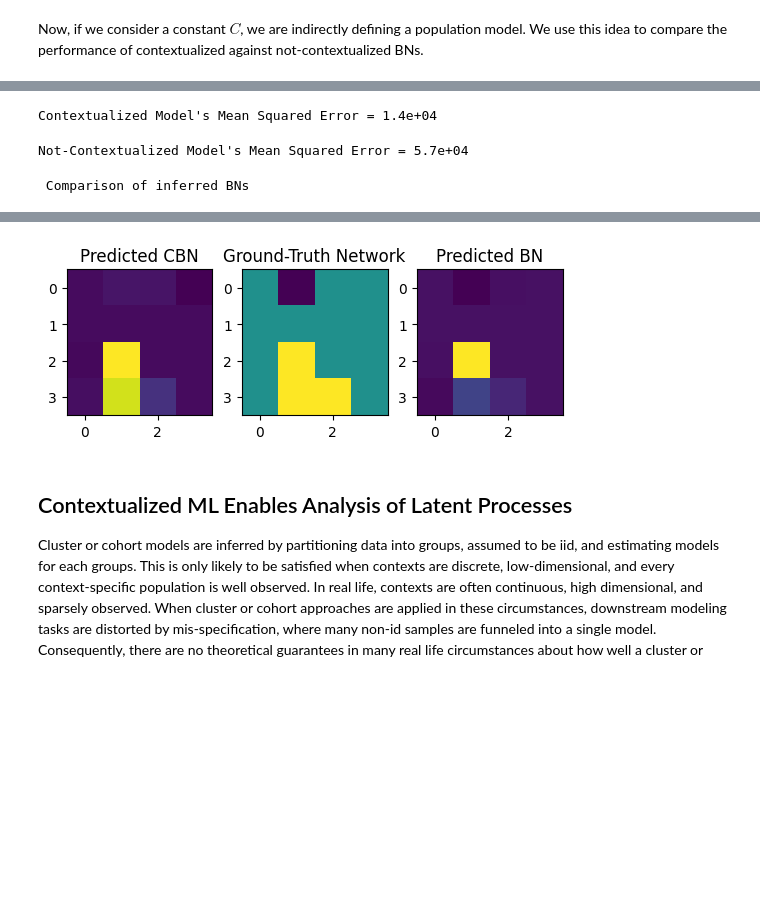
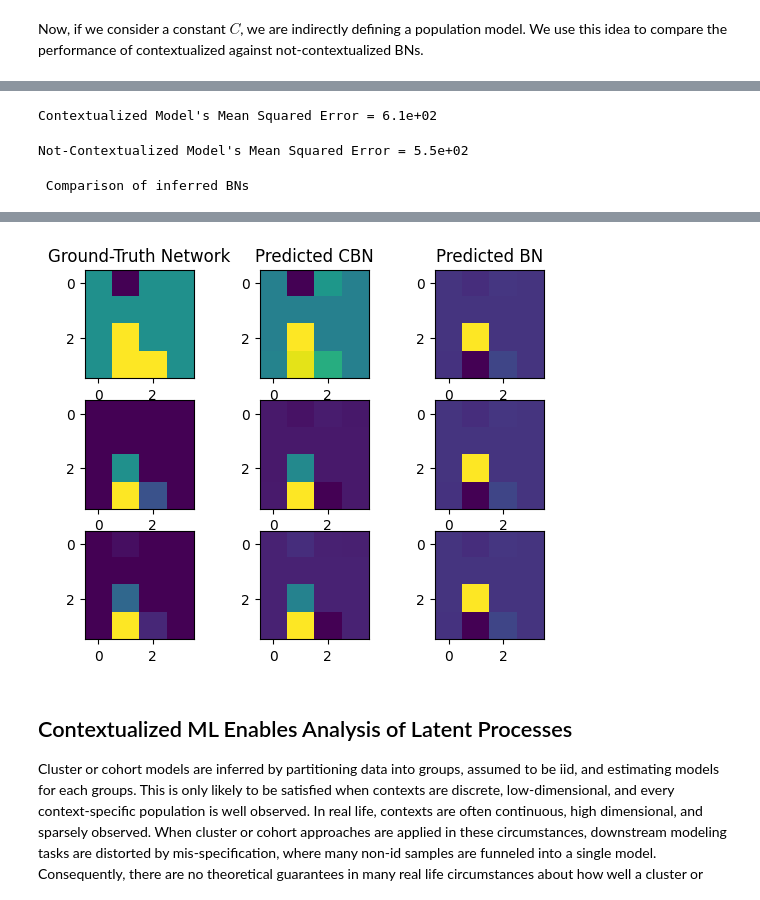
Before and after one commit to cnellington/Contextualized, a Jupyter notebook: docs/benefits_of_contextualized_ML.ipynb, the cells around one changed output, grey strips where cells are left out. Saved outputs shown, nothing was run; the diff lists cells and outputs as text; code cells hidden in the pictures; blank space fills up the shorter version.

Commit message:
Benefits of contextualized ML

```diff
--- a/docs/benefits_of_contextualized_ML.ipynb
+++ b/docs/benefits_of_contextualized_ML.ipynb
@@ -31,9 +32,9 @@ import contextualized
 simulate_linear_sem = contextualized.dags.graph_utils.simulate_linear_sem
 
 # number of samples
-n = 1000
+n = 10000
 # C is the context
-C = np.linspace(1, 5, n).reshape((n, 1))
+C = np.random.choice([1,2,3], size=(n, 1))
 # W is the adjacency matrix that defines the BN
 W = np.zeros((4, 4, n, 1)) # 4 genes and n adjacency matrices
 W[0, 1] = C - 2
@@ -55,0 +57,11 @@ print(C.shape, W.shape, X.shape)
+# %%
+from contextualized.easy import ContextualizedMarkovNetworks
+
+cmn = ContextualizedMarkovNetworks(encoder_type='ngam', num_archetypes=16, n_bootstraps=3)
+cmn.fit(C, X, max_epochs=5)
+
+# Get networks
+networks = cmn.predict_networks(C)
+
+# Get precision matrices
+precision_mats = cmn.predict_precisions(C)
@@ -122,20 +150,35 @@ mses = np.mean(bn.measure_mses(C, X))
 print(f'[bold green]Contextualized Model\'s Mean Squared Error = [bold cyan]{c_mses:.2}')
 print(f'[bold green]Not-Contextualized Model\'s Mean Squared Error = [bold cyan]{mses:.2}')
 # %% [output]
-Contextualized Model's Mean Squared Error = 1.4e+04
+Contextualized Model's Mean Squared Error = 6.1e+02
-Not-Contextualized Model's Mean Squared Error = 5.7e+04
+Not-Contextualized Model's Mean Squared Error = 5.5e+02
 # %%
 # Predict and visualize network
 predicted_contextualized_networks = cbn.predict_networks(C)
 predicted_networks = bn.predict_networks(C)
 print(f'[bold green] Comparison of inferred BNs')
-f, axarr = plt.subplots(1, 3)
-axarr[0].imshow(predicted_contextualized_networks[0])
-axarr[1].imshow(W[0])
-axarr[2].imshow(predicted_networks[0])
-axarr[0].set_title("Predicted CBN")
-axarr[1].set_title("Ground-Truth Network")
-axarr[2].set_title("Predicted BN")
-print()
+
+f, axarr = plt.subplots(3, 3)
+
+index_of_1 = np.where(C == 1)[0][0]
+index_of_2 = np.where(C == 2)[0][0]
+index_of_3 = np.where(C == 3)[0][0]
+
+axarr[0,0].imshow(W[index_of_1])
+axarr[0,1].imshow(predicted_contextualized_networks[index_of_1])
+axarr[0,2].imshow(predicted_networks[index_of_1])
+axarr[1,0].imshow(W[index_of_2])
+axarr[1,1].imshow(predicted_contextualized_networks[index_of_2])
+axarr[1,2].imshow(predicted_networks[index_of_2])
+axarr[2,0].imshow(W[index_of_3])
+axarr[2,1].imshow(predicted_contextualized_networks[index_of_3])
+axarr[2,2].imshow(predicted_networks[index_of_3])
+
+
+axarr[0,0].set_title("Ground-Truth Network")
+axarr[0,1].set_title("Predicted CBN")
+axarr[0,2].set_title("Predicted BN")
+
+plt.show()
 # %% [output]
  Comparison of inferred BNs
@@ -143,4 +185,4 @@ print()
-[figure, old version]
+[figure, new version]
 # %% [markdown]
 ## Contextualized ML Enables Analysis of Latent Processes
 Cluster or cohort models are inferred by partitioning data into groups, assumed to be iid, and estimating models for each groups. This
```
Also changed, not shown: parts of 10 cells of this notebook.
